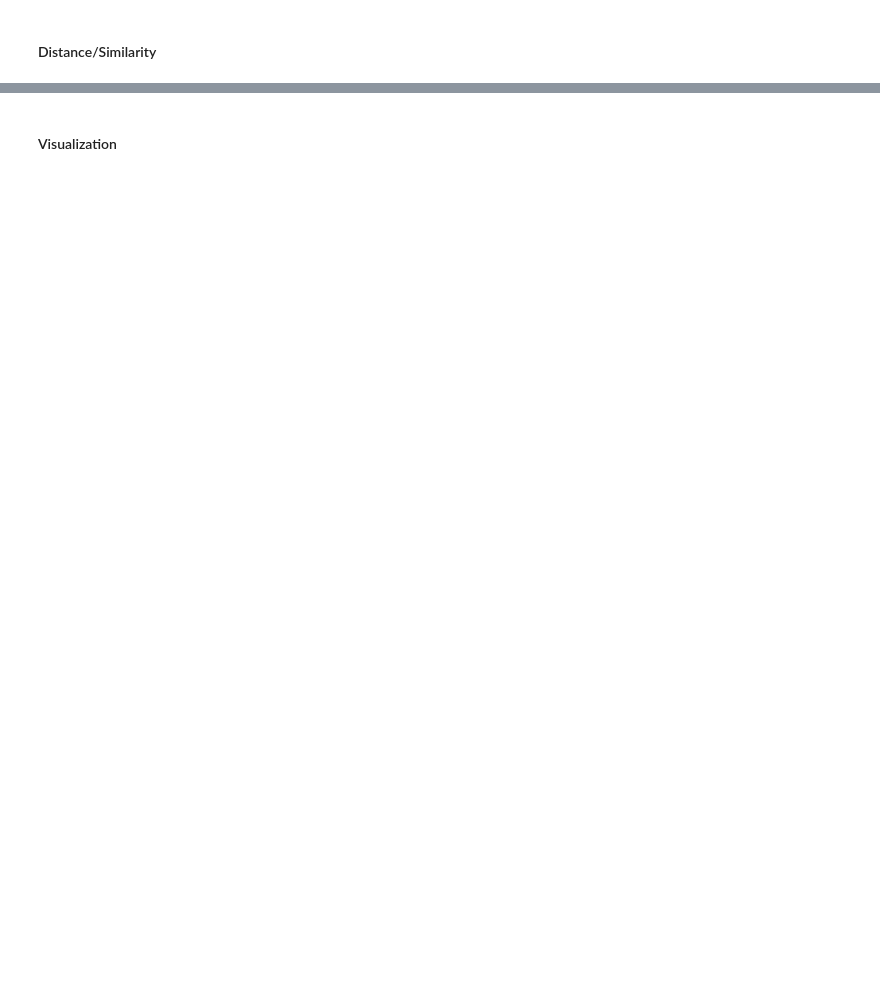
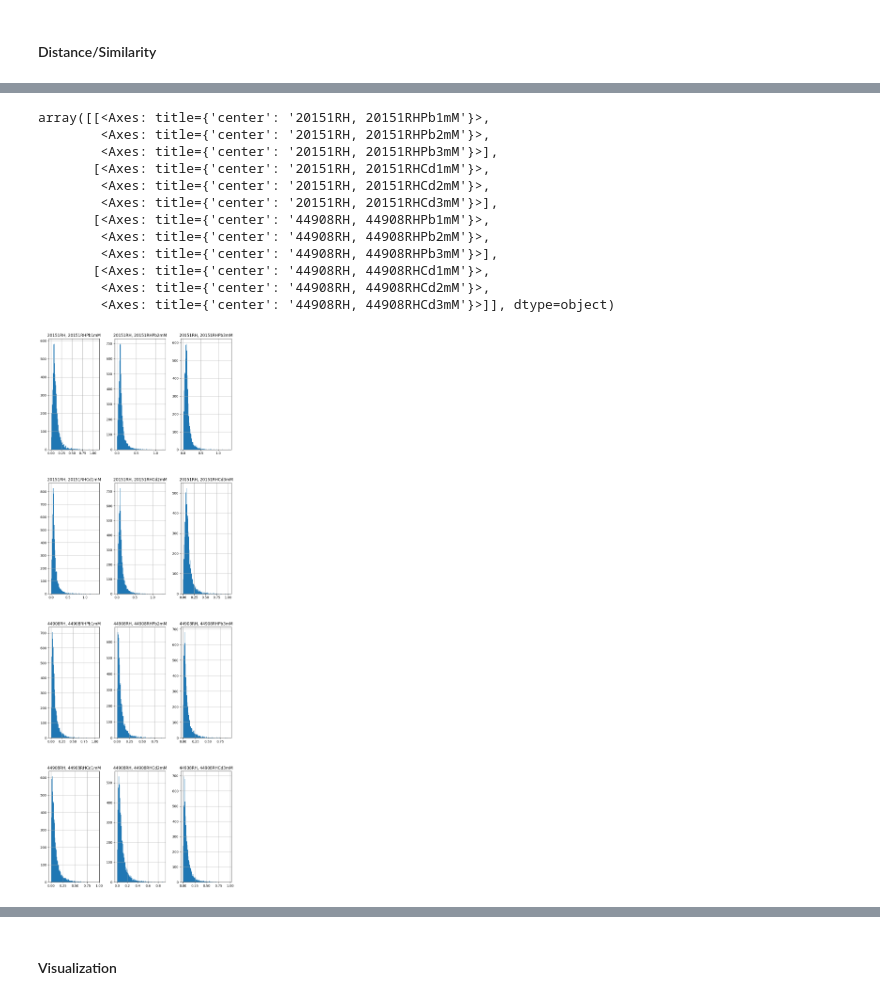
Before and after one commit to win7/Test_Graph_MatchingAlignment, a Jupyter notebook: Network-Alignment-with-Transferable-Graph-Autoencoders/test_subgraph_MS.ipynb, the cells around one changed output, grey strips where cells are left out. Cells and saved outputs as stored; diff of their text form; code cells hidden in the pictures; blank space fills up the shorter version.

```diff
--- a/Network-Alignment-with-Transferable-Graph-Autoencoders/test_subgraph_MS.ipynb
+++ b/Network-Alignment-with-Transferable-Graph-Autoencoders/test_subgraph_MS.ipynb
@@ -672,3 +845,21 @@ df_similarity.hist(bins=140, figsize=(25, 15))
+# %%
+# histogram
+
+df_similarity.iloc[:, 3:].hist(bins=100, figsize=(10, 5 * round(len(df_similarity.iloc[:, 3:].columns) / 2)))
+# %% [output]
+array([[<Axes: title={'center': '20151RH, 20151RHPb1mM'}>,
+        <Axes: title={'center': '20151RH, 20151RHPb2mM'}>,
+        <Axes: title={'center': '20151RH, 20151RHPb3mM'}>],
+       [<Axes: title={'center': '20151RH, 20151RHCd1mM'}>,
+        <Axes: title={'center': '20151RH, 20151RHCd2mM'}>,
+        <Axes: title={'center': '20151RH, 20151RHCd3mM'}>],
+       [<Axes: title={'center': '44908RH, 44908RHPb1mM'}>,
+        <Axes: title={'center': '44908RH, 44908RHPb2mM'}>,
+        <Axes: title={'center': '44908RH, 44908RHPb3mM'}>],
+       [<Axes: title={'center': '44908RH, 44908RHCd1mM'}>,
+        <Axes: title={'center': '44908RH, 44908RHCd2mM'}>,
+        <Axes: title={'center': '44908RH, 44908RHCd3mM'}>]], dtype=object)
+[figure, added]
 # %%
 # plot heatmap of all
 
```
Also changed, not shown: parts of 53 cells of this notebook, 1 other file.
